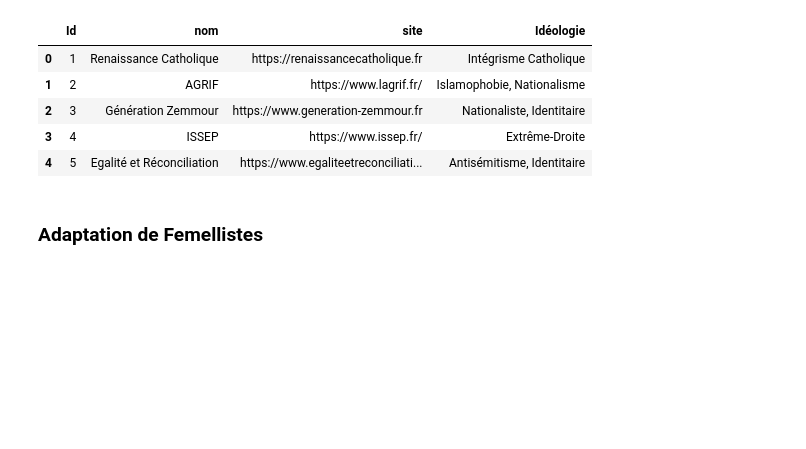
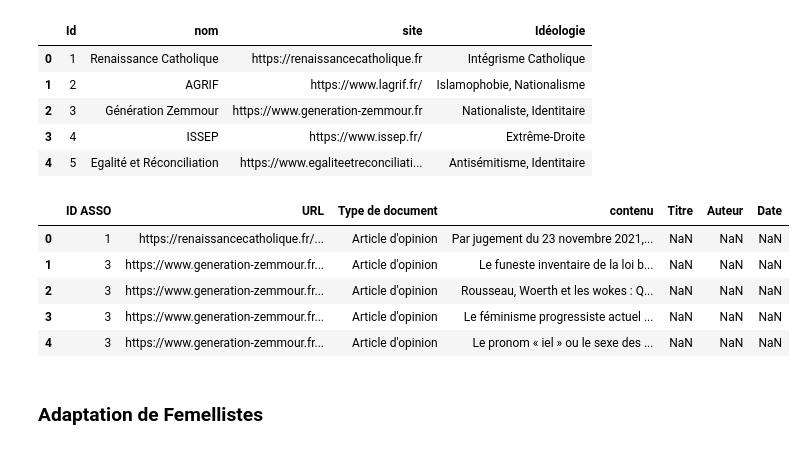
Before and after one commit to LeoMaurice/Conservative_mobilisation, a Jupyter notebook: src/Merging.ipynb, the cells around one changed output. Saved outputs shown, nothing was run; the diff lists cells and outputs as text; code cells hidden in the pictures; blank space fills up the shorter version.

```diff
--- a/src/Merging.ipynb
+++ b/src/Merging.ipynb
@@ -33,12 +46,25 @@ sites.head()
 | 3 | 4 | ISSEP | https://www.issep.fr/ | Extrême-Droite |
 | 4 | 5 | Egalité et Réconciliation | https://www.egaliteetreconciliati... | Antisémitisme, Identitaire |
 # %%
-articles = pd.read_excel(fichier_excel, sheet_name=1) #Récupération articles
-articles = articles.dropna(subset=['contenu']) #Fuck les NaN
+manuel1 = pd.read_excel(fichier_excel, sheet_name=1) #Récupération manuel1
+manuel1 = manuel1.dropna(subset=['contenu']) #Fuck les NaN
 nouveaux_noms = {
     'URL ': 'URL',
 }
-articles = articles.rename(columns=nouveaux_noms)
+manuel1["Titre"] = np.nan
+manuel1["Auteur"] = np.nan
+manuel1["Date"] = np.nan
+manuel1["ID ASSO"] = manuel1["ID ASSO"].apply(int)
+manuel1.drop(columns=["ID ARTICLE"], inplace=True)
+manuel1 = manuel1.rename(columns=nouveaux_noms)
+manuel1.head()
+# %% [output]
+|  | ID ASSO | URL | Type de document | contenu | Titre | Auteur | Date |
+| 0 | 1 | https://renaissancecatholique.fr/... | Article d'opinion | Par jugement du 23 novembre 2021,... | NaN | NaN | NaN |
+| 1 | 3 | https://www.generation-zemmour.fr... | Article d'opinion | Le funeste inventaire de la loi b... | NaN | NaN | NaN |
+| 2 | 3 | https://www.generation-zemmour.fr... | Article d'opinion | Rousseau, Woerth et les wokes : Q... | NaN | NaN | NaN |
+| 3 | 3 | https://www.generation-zemmour.fr... | Article d'opinion | Le féminisme progressiste actuel ... | NaN | NaN | NaN |
+| 4 | 3 | https://www.generation-zemmour.fr... | Article d'opinion | Le pronom « iel » ou le sexe des ... | NaN | NaN | NaN |
 # %% [markdown]
 ### Adaptation de Femellistes
 # %%
```
Also changed, not shown: parts of 17 cells of this notebook, 3 other files.
